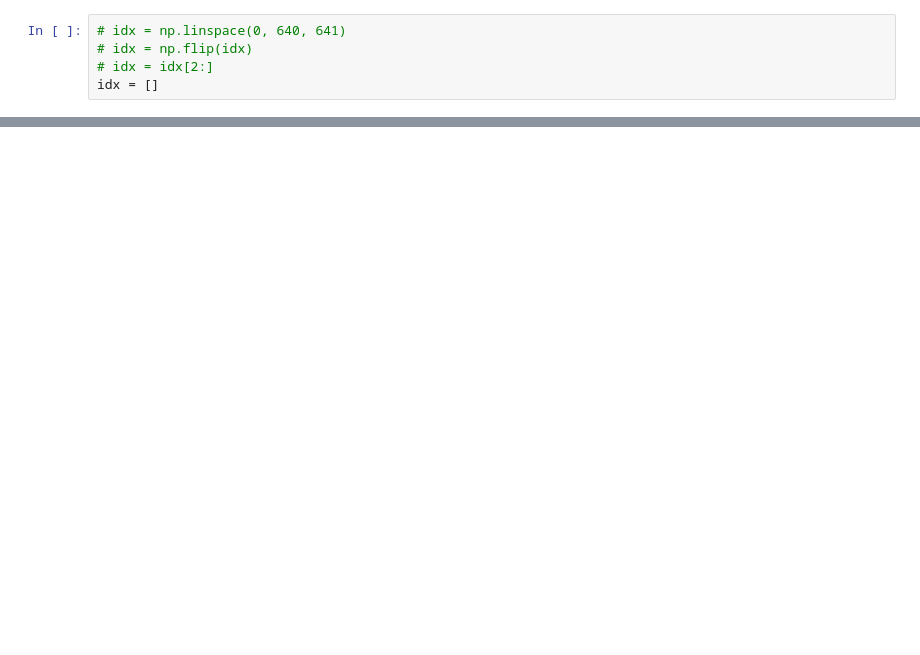
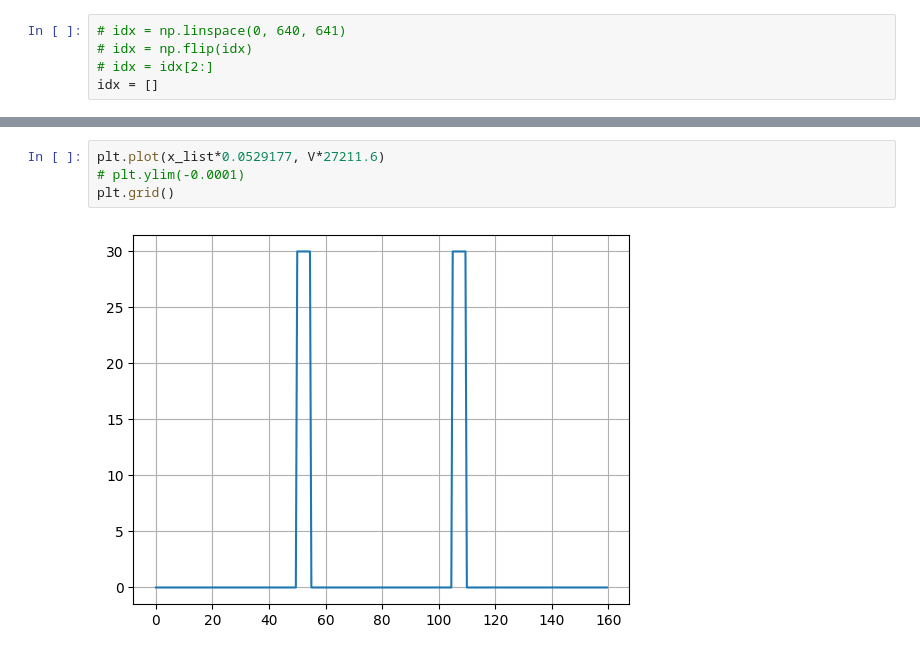
Before and after one commit to JuliaCeklarz/MOFIT, a Jupyter notebook: lab4/lab4.ipynb, the cells around one changed output, grey strips where cells are left out. Drawn from its saved outputs; the diff is of its cells as text; blank space fills up the shorter version.

```diff
--- a/lab4/lab4.ipynb
+++ b/lab4/lab4.ipynb
@@ -57,0 +101,6 @@ idx
+# %%
+plt.plot(x_list*0.0529177, V*27211.6)
+# plt.ylim(-0.0001)
+plt.grid()
+# %% [output]
+[figure, added]
```
Also changed, not shown: parts of 20 cells of this notebook, 1 other file.
